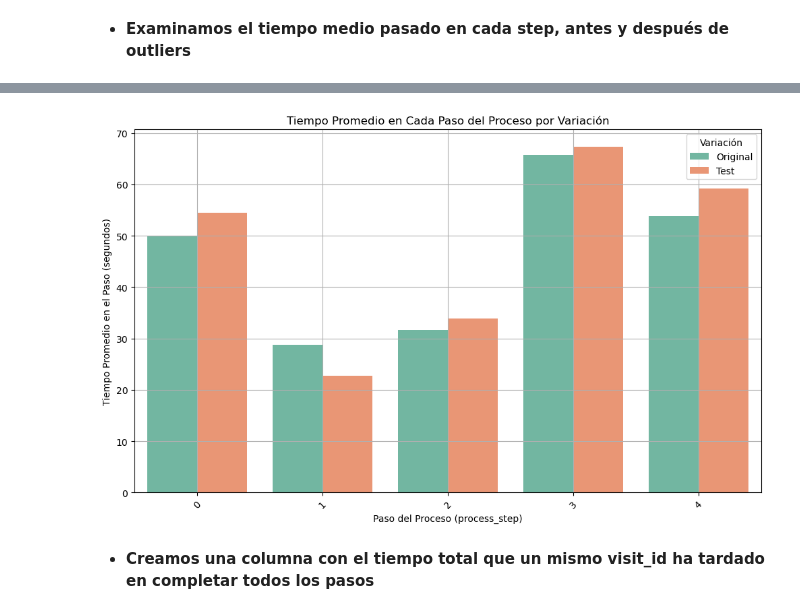
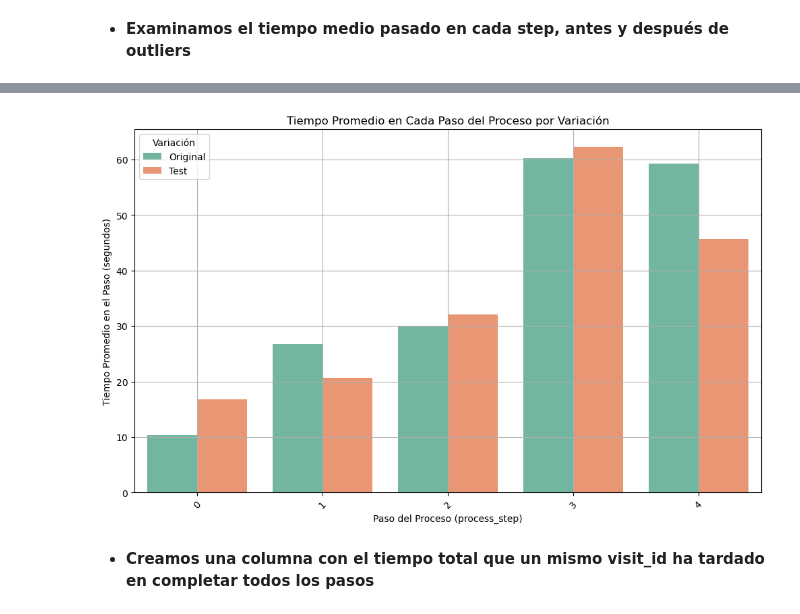
Before and after one commit to GabiCase/A-B_Testing, a Jupyter notebook: main.ipynb, the cells around one changed output, grey strips where cells are left out. Drawn from its saved outputs; the diff is of its cells as text; code cells hidden in the pictures.

```diff
--- a/main.ipynb
+++ b/main.ipynb
@@ -259 +340,3 @@ df['client_type'] = df.apply(class_client, axis=1)
+# %%
+df['client_type'] = classify_clients(df, 'bal', 'num_accts')
 # %% [markdown]
@@ -464,10 +443,24 @@ valor_critico_age_variation
 - **Tiempo transcurrido en cada paso**: Se registra cuánto tiempo se ha pasado en cada paso según la variation y el cliente.
 
 Empezamos por step y variation y más adelante lo relacionamos con el cliente
-# %%
-df = df.sort_values(by=['client_id', 'visitor_id', 'visit_id', 'date_time'])
-df['date_time'] = pd.to_datetime(df['date_time'])
-df['time_diff'] = df.groupby(['client_id', 'visitor_id', 'visit_id'])['date_time'].diff(-1).abs()
-df = df.dropna(subset=['time_diff'])
-df['time_in_step'] = df['time_diff'].shift(1)
-df = df.dropna(subset=['time_in_step'])
+# %%
+# Ordenar el DataFrame
+df = df.sort_values(by=['client_id', 'visitor_id', 'visit_id', 'date_time'])
+
+# Convertir la columna de fecha y hora a tipo datetime
+df['date_time'] = pd.to_datetime(df['date_time'])
+
+# Calcular la diferencia de tiempo entre pasos
+df['time_diff'] = df.groupby(['client_id', 'visitor_id', 'visit_id'])['date_time'].diff(-1).abs()
+
+# Para evitar eliminar filas con dropna, podemos establecer un valor por defecto (por ejemplo, 0) o manejar NaN más adelante
+df['time_diff'].fillna(pd.Timedelta(seconds=0), inplace=True)
+
+# Calcular el tiempo en el paso anterior
+df['time_in_step'] = df['time_diff'].shift(1)
+
+# También puedes llenar los NaN en 'time_in_step' con un valor por defecto (0, por ejemplo) si no es crítico para tu análisis
+df['time_in_step'].fillna(pd.Timedelta(seconds=0), inplace=True)
+
+# Ahora, verifica que tienes todas las filas que necesitas
+print(f"Tamaño final de df: {df.shape}")
@@ -544,23 +551,31 @@ clean_avg_time_var_result
+# %%
+# Renombrar la columna 'avg_time_in_step' en el segundo DataFrame
+clean_avg_time_var_result.rename(columns={'avg_time_in_step': 'avg_clean_time'}, inplace=True)
+
+# Renombrar la columna 'avg_time_in_step' en el primer DataFrame
+avg_time_step_var.rename(columns={'avg_time_in_step': 'avg_raw_time'}, inplace=True)
+
+time_step_df = pd.merge(clean_avg_time_var_result, avg_time_step_var, on=['process_step', 'variation'], how='outer')
 # %%
 
 # Creamos el gráfico de barras
 plt.figure(figsize=(12, 7))
-sns.barplot(x='process_step', y='avg_time_in_step', hue='variation', data=clean_avg_time_var_result, palette='Set2')
+sns.barplot(x='process_step', y='avg_clean_time', hue='variation', data=clean_avg_time_var_result, palette='Set2')
 
 # Configuración del gráfico
 plt.title('Tiempo Promedio en Cada Paso del Proceso por Variación')
 plt.xlabel('Paso del Proceso (process_step)')
 plt.ylabel('Tiempo Promedio en el Paso (segundos)')
 plt.xticks(rotation=45)
 handles, labels = plt.gca().get_legend_handles_labels()
 plt.legend(handles=handles, labels=['Original', 'Test'], title='Variación')
 plt.grid(True)
 
 
 # Mostramos el gráfico
 plt.show()
 # %% [output]
-[figure, old version]
+[figure, new version]
 # %% [markdown]
 - **Creamos una columna con el tiempo total que un mismo visit_id ha tardado en completar todos los pasos**
 # %%
```
Also changed, not shown: parts of 78 cells of this notebook, 2 other files.
